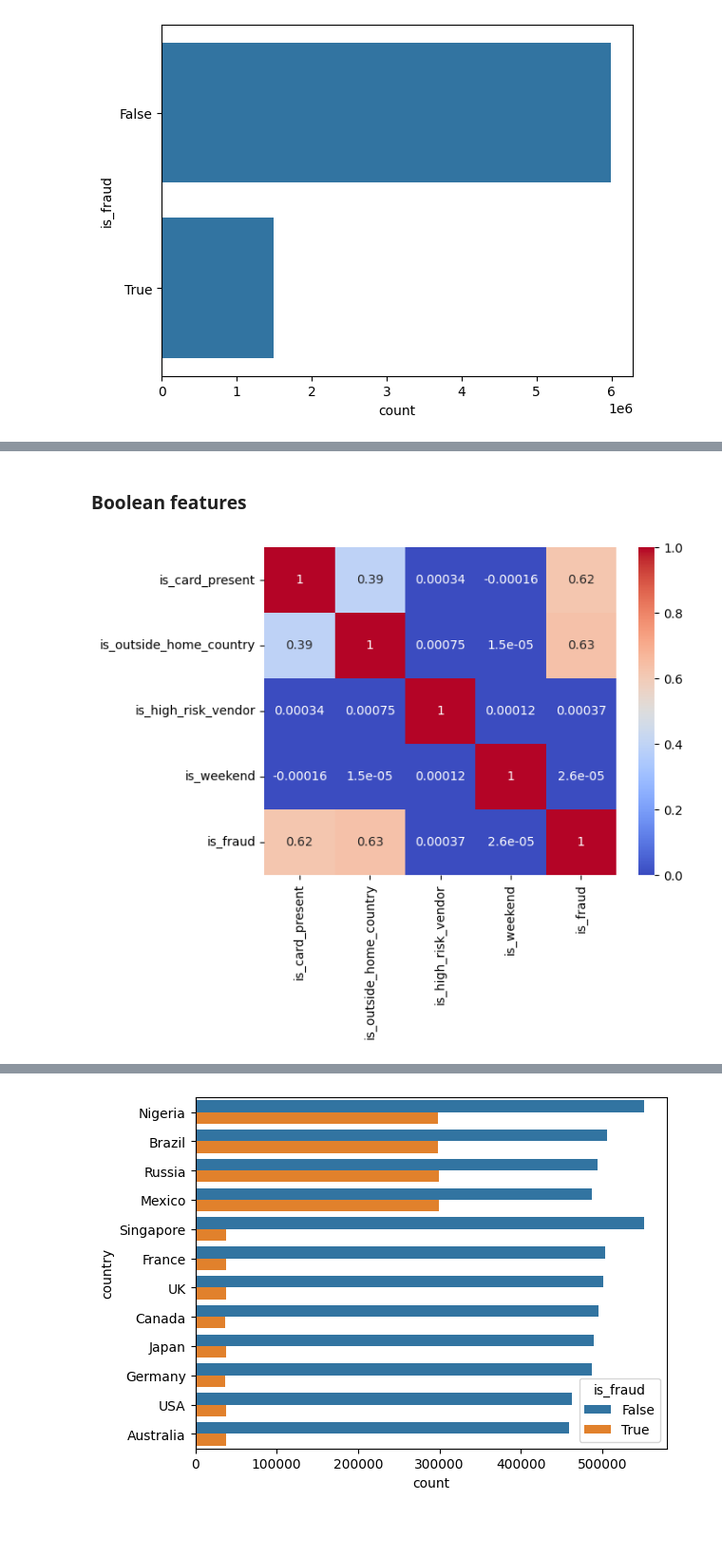
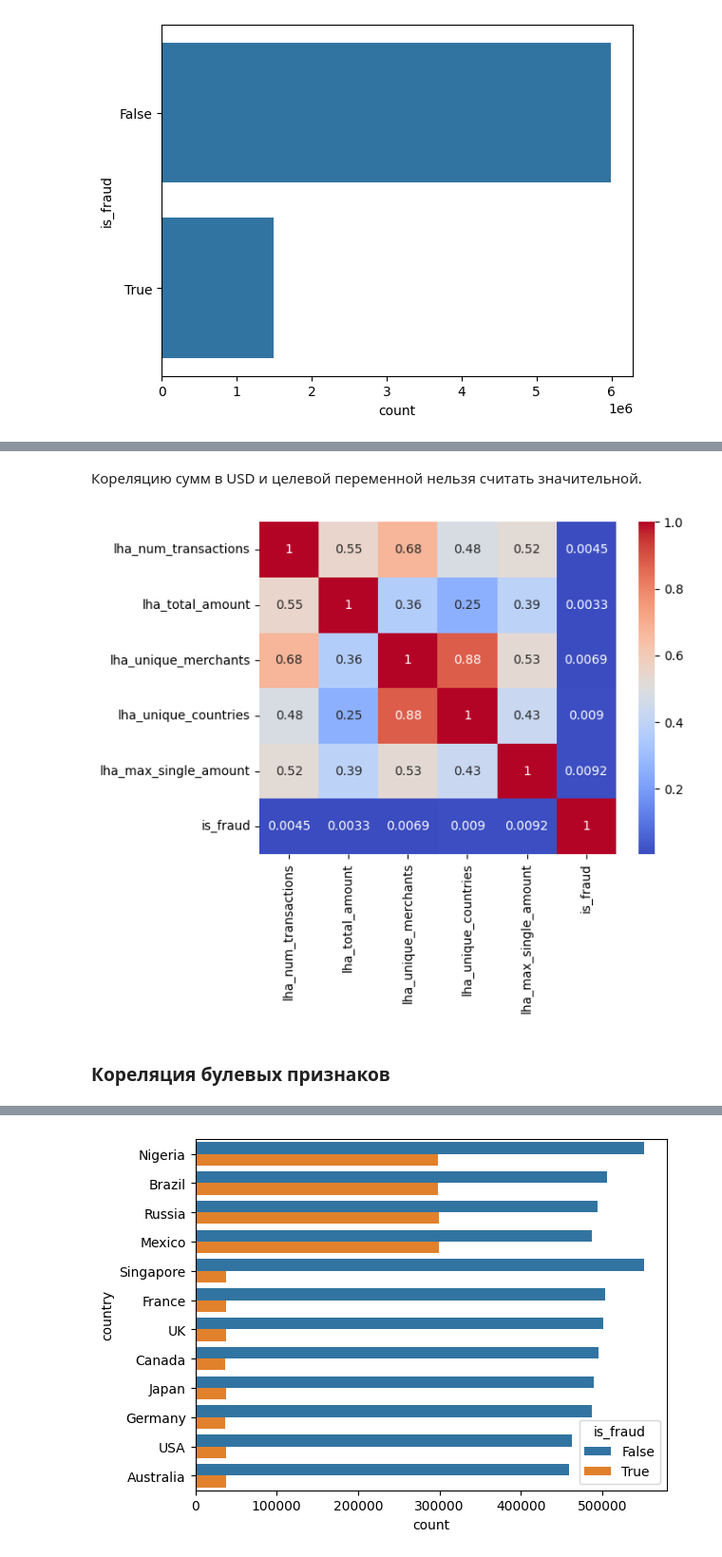
Before and after one commit to mvp280102/FreeEDA, a Jupyter notebook: main.ipynb, the cells around one changed output, grey strips where cells are left out. Shown: that part at 95% size. Cells and saved outputs as stored; diff of their text form; code cells hidden in the pictures; blank space fills up the shorter version.

```diff
--- a/main.ipynb
+++ b/main.ipynb
@@ -153,7 +157,7 @@ categorial_columns = []
 
 ignored_columns = ['transaction_id', 'customer_id', 'card_number', 'device_fingerprint']
 
-for column, dtype in zip(df.columns, df.dtypes):
+for column, dtype in zip(transactions_df.columns, transactions_df.dtypes):
     if str(dtype).startswith('datetime') or column in ignored_columns:
         continue
 
@@ -221,6 +225,10 @@ show_corr_heatmap(transactions_df, columns=['amount_usd', 'is_fraud'])
+# %% [markdown]
+Кореляцию сумм в USD и целевой переменной нельзя считать значительной.
+# %%
+lha_columns = [column for column in transactions_df.columns if column.startswith('lha_')]
+
+show_corr_heatmap(transactions_df, columns=lha_columns + ['is_fraud'])
+# %% [output]
+[figure, added]
 # %% [markdown]
-### Boolean features
+### Кореляция булевых признаков
-# %%
-show_corr_heatmap(transactions_df, columns=bool_columns)
-# %% [output]
-[figure, removed]
```
Also changed, not shown: parts of 21 cells of this notebook.
